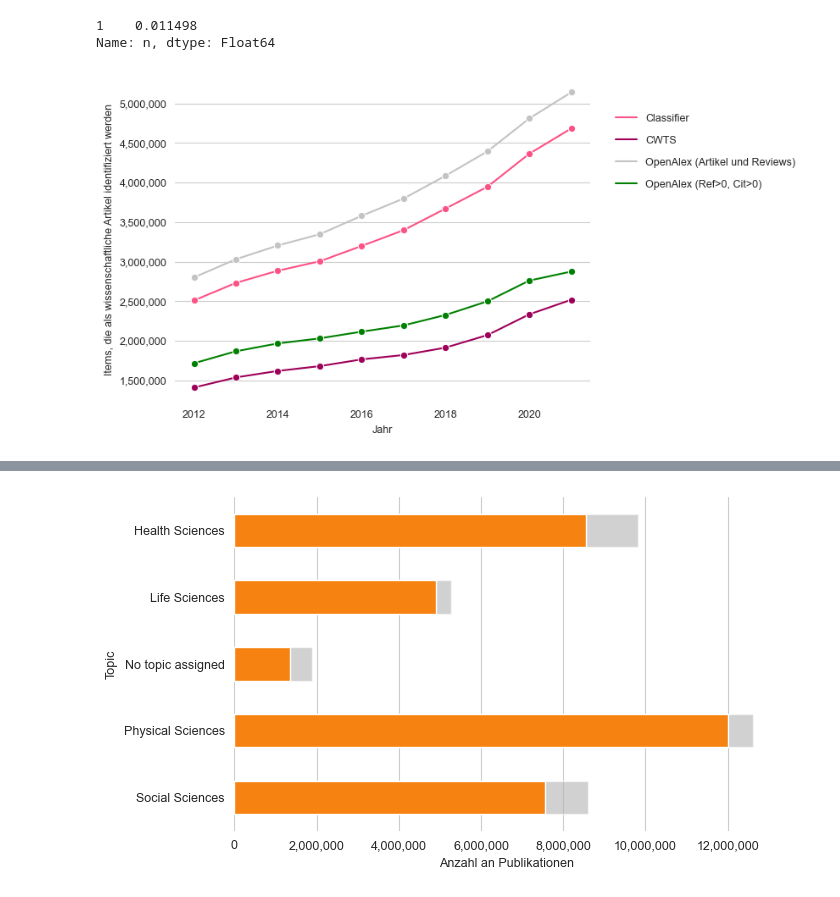
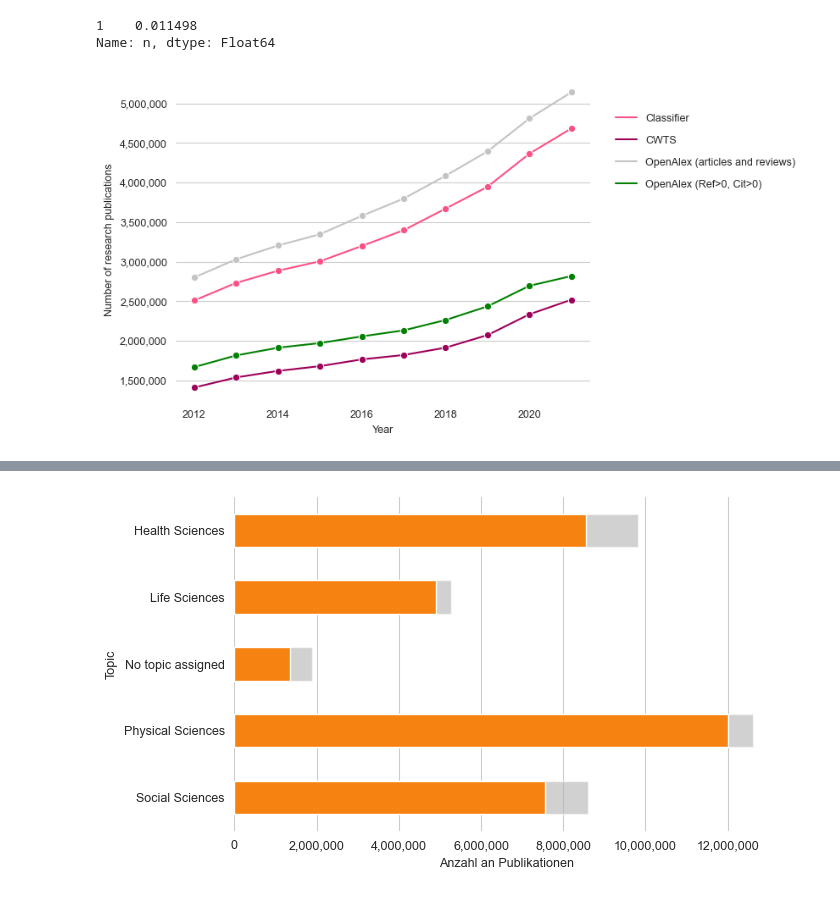
Before and after one commit to naustica/openalex_doctypes, a Jupyter notebook: classifier/review_classifier.ipynb, the cells around one changed output, grey strips where cells are left out. Cells and saved outputs as stored; diff of their text form; code cells hidden in the pictures.

Commit message:
update review notebook

```diff
--- a/classifier/review_classifier.ipynb
+++ b/classifier/review_classifier.ipynb
@@ -128,6 +128,7 @@ df_oal_2012_2021_baseline = client.query(f"""
                                  FROM {openalex_snapshot} AS oal
                                  WHERE primary_location.source.type = 'journal' AND publication_year BETWEEN 2012 AND 2021
                                      AND ARRAY_LENGTH(referenced_works) != 0 AND cited_by_count != 0
+                                     AND type IN ('article', 'review')
                                  GROUP BY publication_year
                                  ORDER BY publication_year DESC
                                  """).to_dataframe()
@@ -150,36 +151,37 @@ sns.lineplot(data=df_cwts_2012_2021,
              ax=ax)
 
 sns.lineplot(data=df_oal_2012_2021,
              x='publication_year',
              y='total_n',
              color='#c3c3c3',
              marker='o',
              ax=ax)
 
 sns.lineplot(data=df_oal_2012_2021_baseline,
              x='publication_year',
              y='n',
              color='green',
              marker='o',
              ax=ax)
 
 ax.yaxis.set_major_formatter(mtick.StrMethodFormatter('{x:,.0f}'))
 ax.grid(False, which='both', axis='x')
-ax.set(xlabel='Jahr', ylabel='Items, die als wissenschaftliche Artikel identifiziert werden')
+ax.set(xlabel='Year', ylabel='Number of research publications')
 
 clas_patch = Line2D([0], [0], color='#fc5185', label='Classifier')
 cwts_patch = Line2D([0], [0], color='#9e0059', label='CWTS')
-oal_patch = Line2D([0], [0], color='#c3c3c3', label='OpenAlex (Artikel und Reviews)')
+oal_patch = Line2D([0], [0], color='#c3c3c3', label='OpenAlex (articles and reviews)')
 oal_baseline_patch = Line2D([0], [0], color='green', label='OpenAlex (Ref>0, Cit>0)')
 
 lgd = fig.legend(handles=[clas_patch, cwts_patch, oal_patch, oal_baseline_patch], frameon=False,
                  bbox_to_anchor=(1.4, 0.9), labelspacing=1.1)
 
 plt.tight_layout()
 
 plt.show()
+fig.savefig(f'media/oal_cwts_comparison.png', format='png', bbox_inches='tight', dpi=500)
 # %% [output]
-[figure, old version]
+[figure, new version]
 # %%
 df_doi_2012_2021_topic = client.query(f"""
                                        SELECT COUNT(DISTINCT(oal.doi)) AS n, label, primary_topic.domain.display_name AS topic
```
Also changed, not shown: parts of 7 cells of this notebook, 5 other files.
